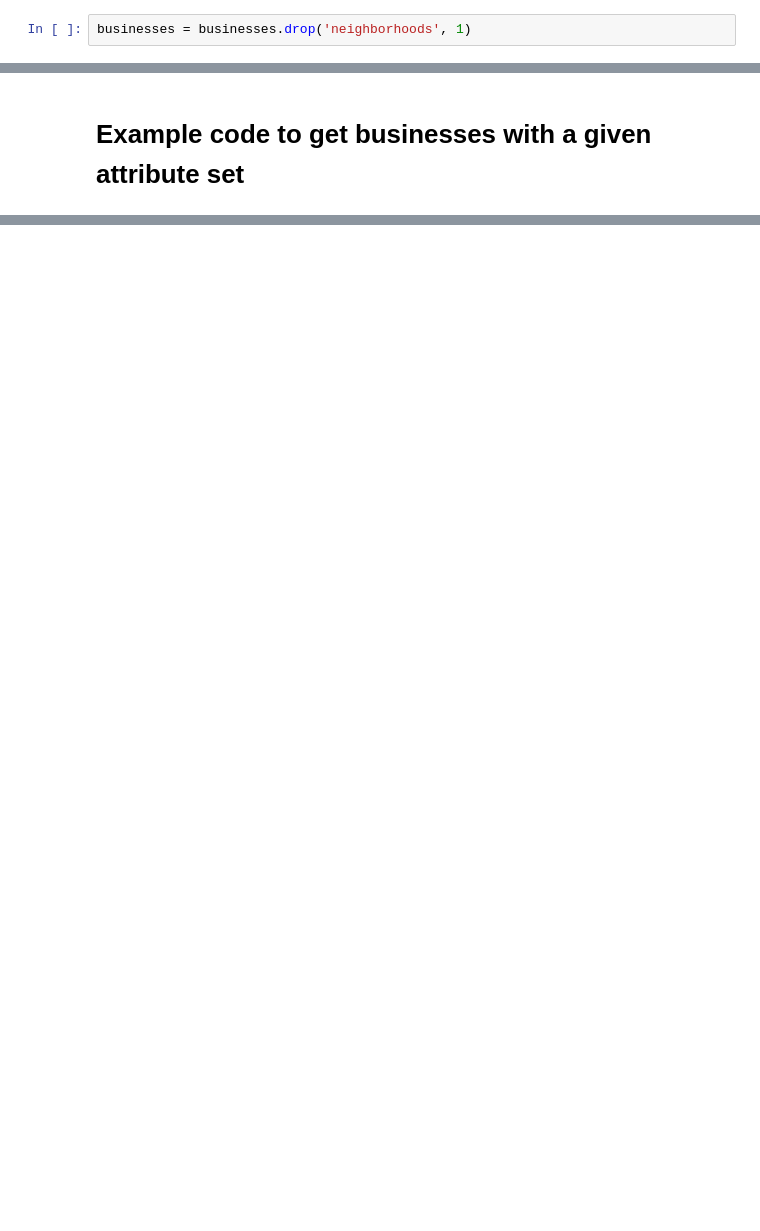
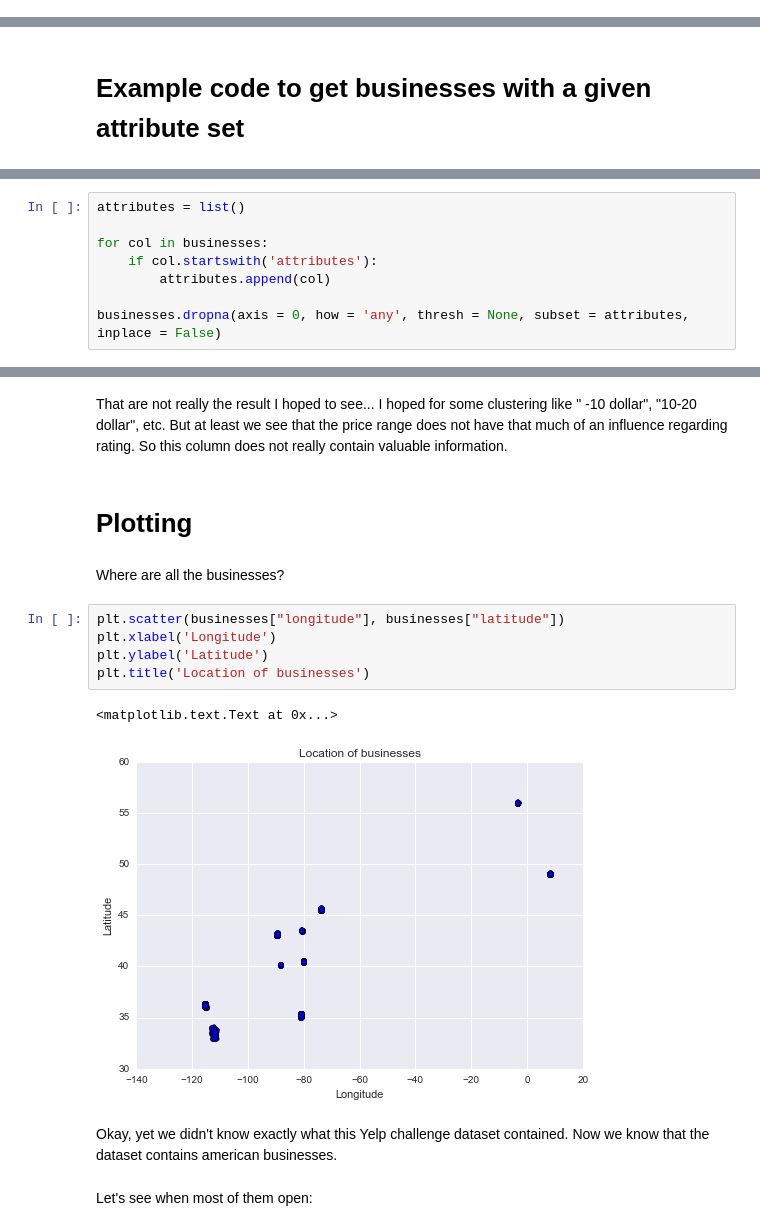
Before and after one commit to NeonMika/visualanalytics, a Jupyter notebook: index.ipynb, the cells around one changed output, grey strips where cells are left out. Cells and saved outputs as stored; diff of their text form; blank space fills up the shorter version.

```diff
--- a/index.ipynb
+++ b/index.ipynb
@@ -202,2 +240,0 @@ Neighborhoods also does not look that interesting for world-wide analysis.
-# %%
-businesses = businesses.drop('neighborhoods', 1)
@@ -228,0 +272,8 @@ businesses.dropna(axis = 0, how = 'any', thresh = None, subset = must_contain_va
+# %%
+attributes = list()
+
+for col in businesses:
+    if col.startswith('attributes'):
+        attributes.append(col)
+
+businesses.dropna(axis = 0, how = 'any', thresh = None, subset = attributes, inplace = False)
@@ -228,0 +386,21 @@ businesses.dropna(axis = 0, how = 'any', thresh = None, subset = must_contain_va
+# %% [markdown]
+That are not really the result I hoped to see... I hoped for some clustering like " -10 dollar", "10-20 dollar", etc.
+But at least we see that the price range does not have that much of an influence regarding rating.
+So this column does not really contain valuable information.
+# %% [markdown]
+# Plotting
+# %% [markdown]
+Where are all the businesses?
+# %%
+plt.scatter(businesses["longitude"], businesses["latitude"])
+plt.xlabel('Longitude')
+plt.ylabel('Latitude')
+plt.title('Location of businesses')
+# %% [output]
+<matplotlib.text.Text at 0x...>
+[figure, added]
+# %% [markdown]
+Okay, yet we didn't know exactly what this Yelp challenge dataset contained.
+Now we know that the dataset contains american businesses.
+# %% [markdown]
+Let's see when most of them open:
```
Also changed, not shown: parts of 60 cells of this notebook, 1 other file.
